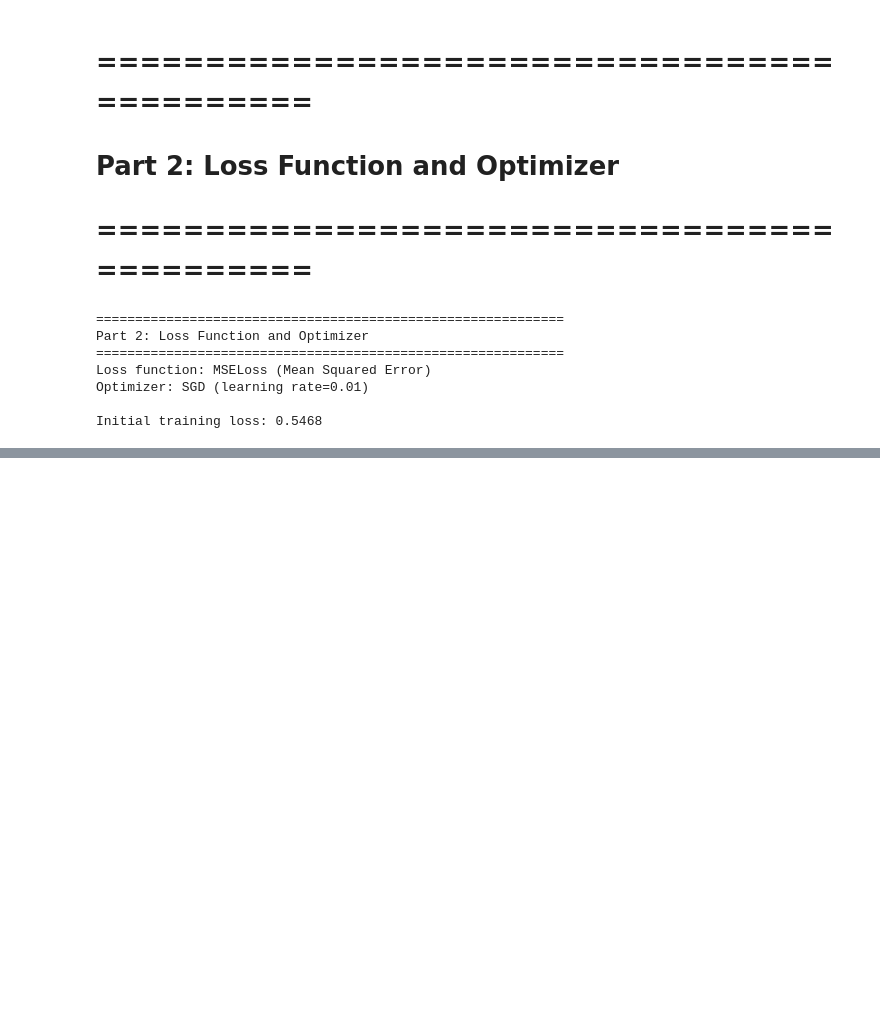
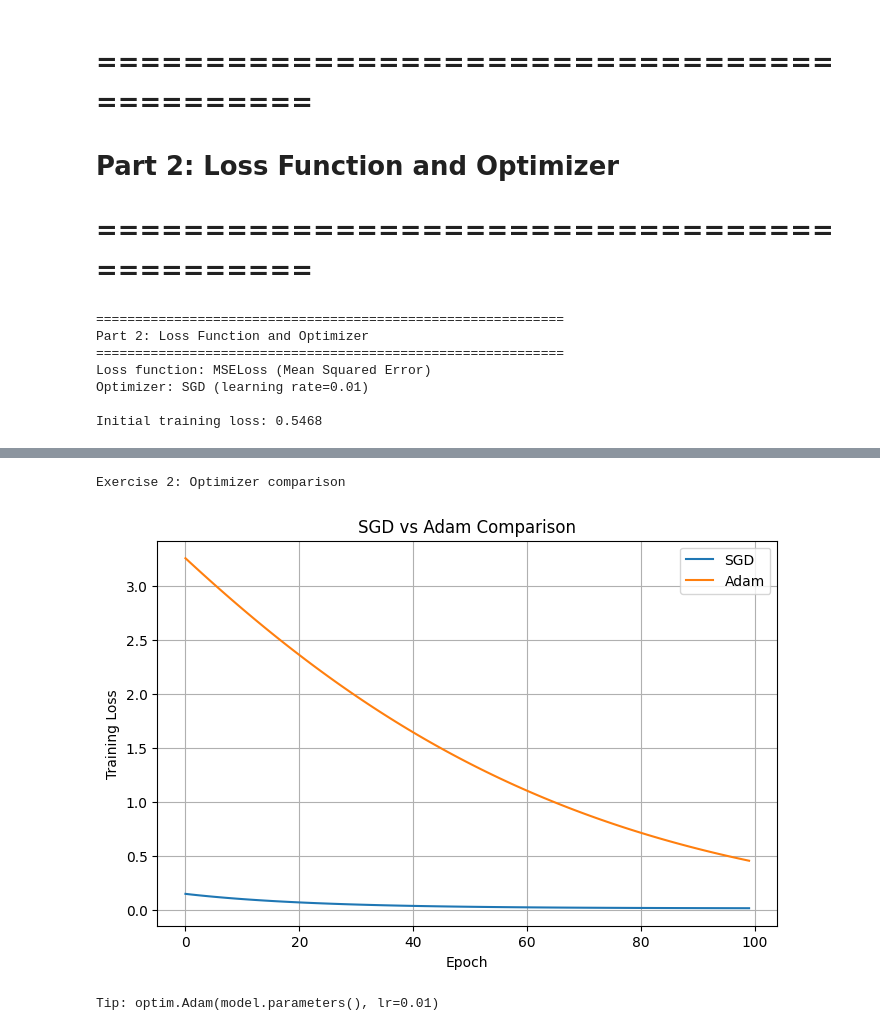
Before and after one commit to TranQuocHuy83/mlops_training---module02---HuyTran-, a Jupyter notebook: 03_training_models.ipynb, the cells around one changed output, grey strips where cells are left out. Cells and saved outputs as stored; diff of their text form; code cells hidden in the pictures; blank space fills up the shorter version.

```diff
--- a/03_training_models.ipynb
+++ b/03_training_models.ipynb
@@ -290,0 +343,56 @@ print("=" * 60)
+# %%
+# Exercise 2: Optimizer comparison
+print("\nExercise 2: Optimizer comparison")
+# TODO: Compare SGD vs Adam
+optimizers = {
+    "SGD": lambda params: optim.SGD(params, lr=0.01),
+    "Adam": lambda params: optim.Adam(params, lr=0.01)
+}
+
+epochs = 100
+results = {}
+
+# TODO: Compare convergence speed
+for name, optimizer_fn in optimizers.items():
+    model = LinearRegressionModel()
+    optimizer = optimizer_fn(model.parameters())
+
+    losses = []
+
+    for epoch in range(epochs):
+        model.train()
+        y_pred = model(X_train)
+        loss = criterion(y_pred, y_train)
+
+        optimizer.zero_grad()
+        loss.backward()
+        optimizer.step()
+
+        losses.append(loss.item())
+
+    results[name] = {
+        "losses": losses,
+        "final_weight": model.weight.item(),
+        "final_bias": model.bias.item()
+    }
+
+# TODO: Compare final results
+import matplotlib.pyplot as plt
+
+plt.figure(figsize=(8, 5))
+
+for name in results:
+    plt.plot(results[name]["losses"], label=name)
+
+plt.xlabel("Epoch")
+plt.ylabel("Training Loss")
+plt.title("SGD vs Adam Comparison")
+plt.legend()
+plt.grid(True)
+plt.show()
+
+print("Tip: optim.Adam(model.parameters(), lr=0.01)")
+# %% [output]
+Exercise 2: Optimizer comparison
+[figure, added]
+Tip: optim.Adam(model.parameters(), lr=0.01)
```
Also changed, not shown: parts of 9 cells of this notebook.
